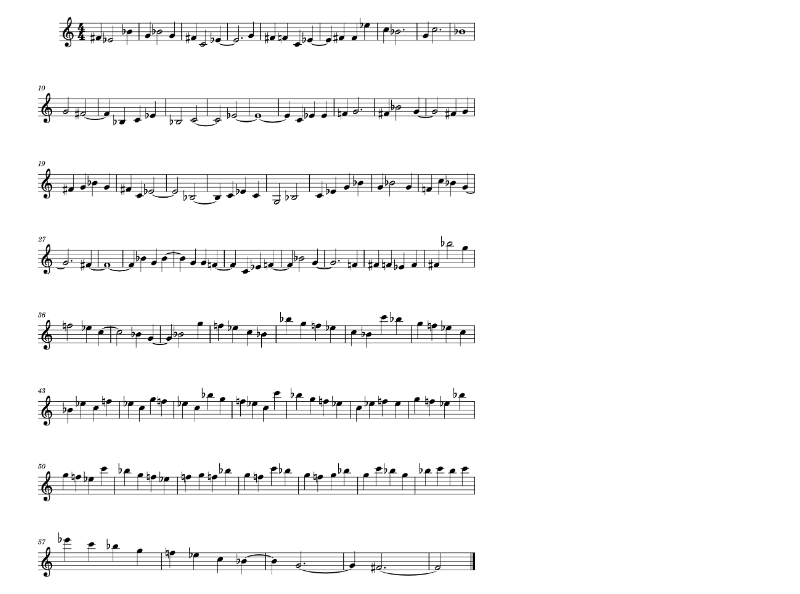
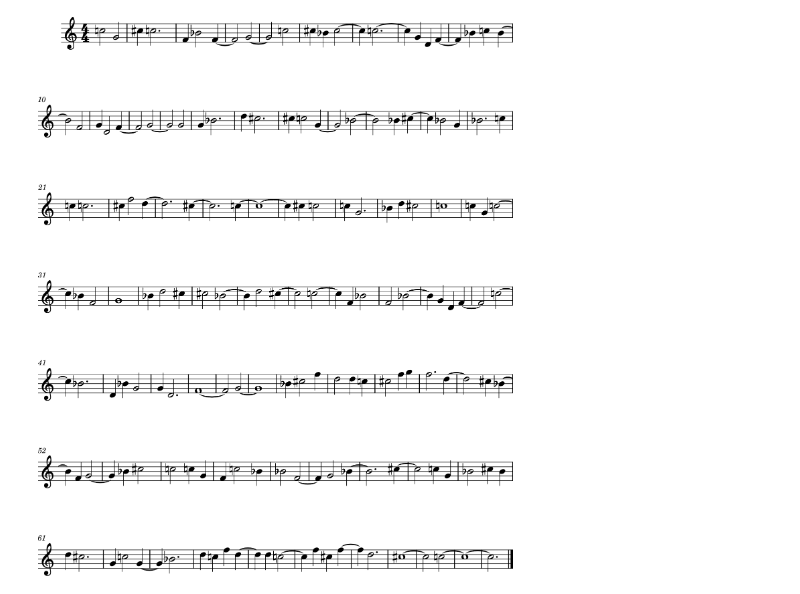
Before and after one commit to randomLevelup/algocomps, a Jupyter notebook: comp1.ipynb, the cells around one changed output. Saved outputs shown, nothing was run; the diff lists cells and outputs as text; code cells hidden in the pictures.

```diff
--- a/comp1.ipynb
+++ b/comp1.ipynb
@@ -170,9 +170,9 @@ def gen_lsystem_contextual(axiom, rules, iterations):
 
 def gen_plant_contextual():
     config = {
-        'axiom': 'F1F1F1',
+        'axiom': 'F1F1',
         'rules': {
-            ('0', '0', '0'): '1',
+            ('0', '0', '0'): '0',
             ('0', '0', '1'): '1[+F1]',
             ('0', '1', '0'): '1',
             ('0', '1', '1'): '1',
@@ -183,15 +183,15 @@ def gen_plant_contextual():
             '+': '-',
             '-': '+',
         },
-        'iterations': 20,
-        'angle': 45,
-        'length': 11,
+        'iterations': 22,
+        'angle': 25,
+        'length': 10,
         'thickness': 5,
-        'length_decay': 0.8
+        'length_decay': 0.9
     }
     generated_string = gen_lsystem_contextual(config['axiom'],
-                                           config['rules'],
-                                           config['iterations'])
+                                              config['rules'],
+                                              config['iterations'])
     print(generated_string)
     draw_plant_contextual(generated_string, config['angle'],
                                             config['length'],
@@ -210,37 +210,36 @@ us['musicxmlPath'] = "C:\\Program Files\\MuseScore 3\\bin\\MuseScore3.exe"
 
 def generate_music_stochastic(lsystem_string):
     s1 = stream.Stream()
-    Cs_major = scale.WeightedHexatonicBlues('C')
-    scale_notes = Cs_major.getPitches('F2', 'F6')
+    F_major = scale.WeightedHexatonicBlues('G')
+    scale_notes = F_major.getPitches('G2', 'G6')
     current_note_idx = len(scale_notes) // 2  # Start in middle of range
     current_duration = 0
     stack = []
 
     # Process each character in the L-system string
     for char in lsystem_string:
         if char == 'F':
             current_duration += 1.0  # Add quarter note duration
         elif char == '+':
             current_note_idx = min(current_note_idx + 1, len(scale_notes) - 1)
         elif char == '-':
             current_note_idx = max(current_note_idx - 1, 0)
         elif char == '[':
             stack.append((current_note_idx, current_duration))
             current_duration = 0
         elif char == ']':
             if current_duration > 0:
                 n = note.Note(scale_notes[current_note_idx], quarterLength=current_duration)
                 s1.append(n)
             current_note_idx, current_duration = stack.pop()
-        # 'X' is ignored as per specification
 
     return s1
 
 s1 = generate_music_stochastic(generated_string)
 
 s1.show()
 # %% [output]
-[figure, old version]
+[figure, new version]
 # %%
 for element in s1.recurse():
     if hasattr(element, 'duration'):
```
Also changed, not shown: parts of 1 cell of this notebook, 5 other files.
